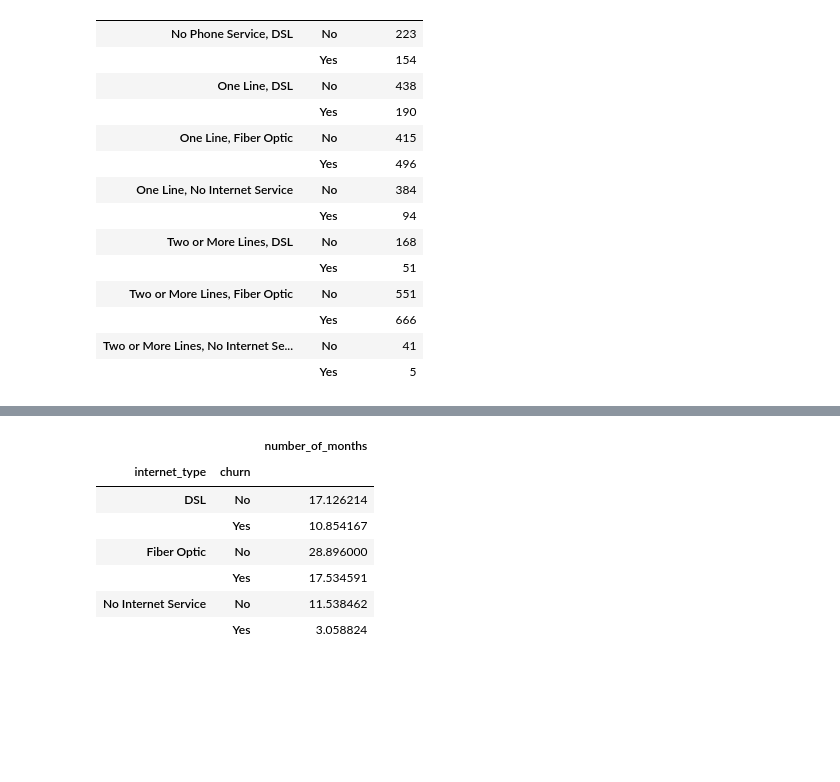
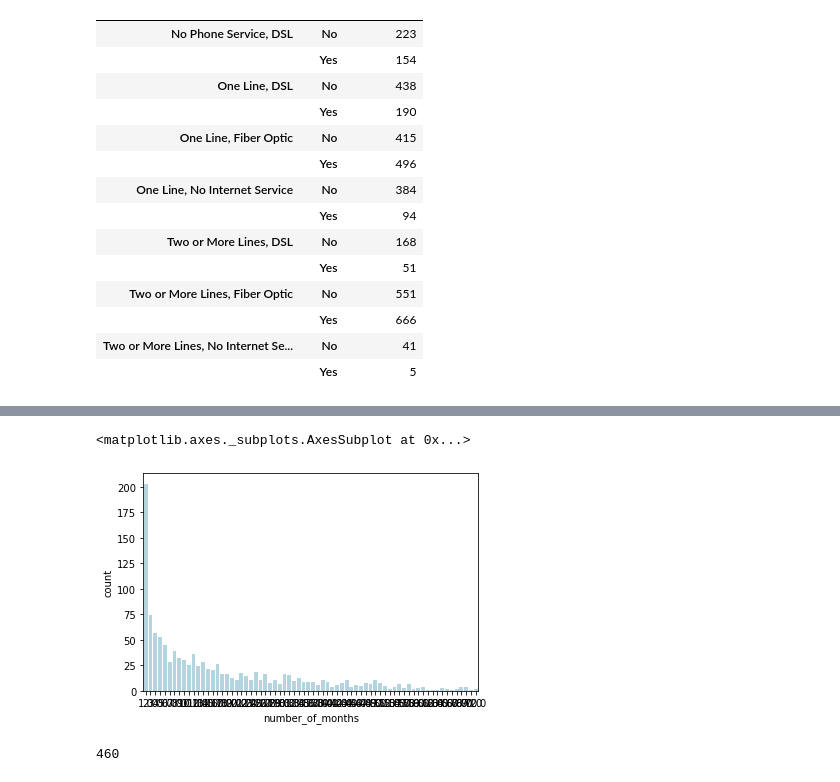
Before and after one commit to datastraine/CodeUpViz, a Jupyter notebook: Project_One.ipynb, the cells around one changed output, grey strips where cells are left out. Cells and saved outputs as stored; diff of their text form; code cells hidden in the pictures; blank space fills up the shorter version.

```diff
--- a/Project_One.ipynb
+++ b/Project_One.ipynb
@@ -114,11 +141,14 @@ telco.loc[telco['contract_type'] == 'Month-to-Month'].groupby(['internet_type',
-# %%
-telco.loc[telco['contract_type'] == 'Month-to-Month'].groupby(['internet_type', 'churn'])[['number_of_months']].agg('mean')
-# %% [output]
-|  |  | number_of_months |
-| internet_type | churn |  |
-| DSL | No | 17.126214 |
-|  | Yes | 10.854167 |
-| Fiber Optic | No | 28.896000 |
-|  | Yes | 17.534591 |
-| No Internet Service | No | 11.538462 |
-|  | Yes | 3.058824 |
+# %%
+histo = telco.loc[(telco['churn'] == 'Yes') & (telco['contract_type'] == 'Month-to-Month') & (telco['internet_type'] == 'Fiber Optic')].groupby('number_of_months')[['number_of_months']].count()
+histo.rename(columns={'number_of_months':'count'}, inplace = True)
+histo.reset_index(inplace=True)
+
+sns.barplot(x="number_of_months", y="count", data=histo, color='lightblue')
+# %% [output]
+<matplotlib.axes._subplots.AxesSubplot at 0x...>
+[figure, added]
+# %%
+# sume of churned month-to-month fiber customers with a tenue of 6 months or less
+histo2.iloc[0:6]['customer_id'].sum()
+# %% [output]
+460
```
Also changed, not shown: parts of 5 cells of this notebook.
